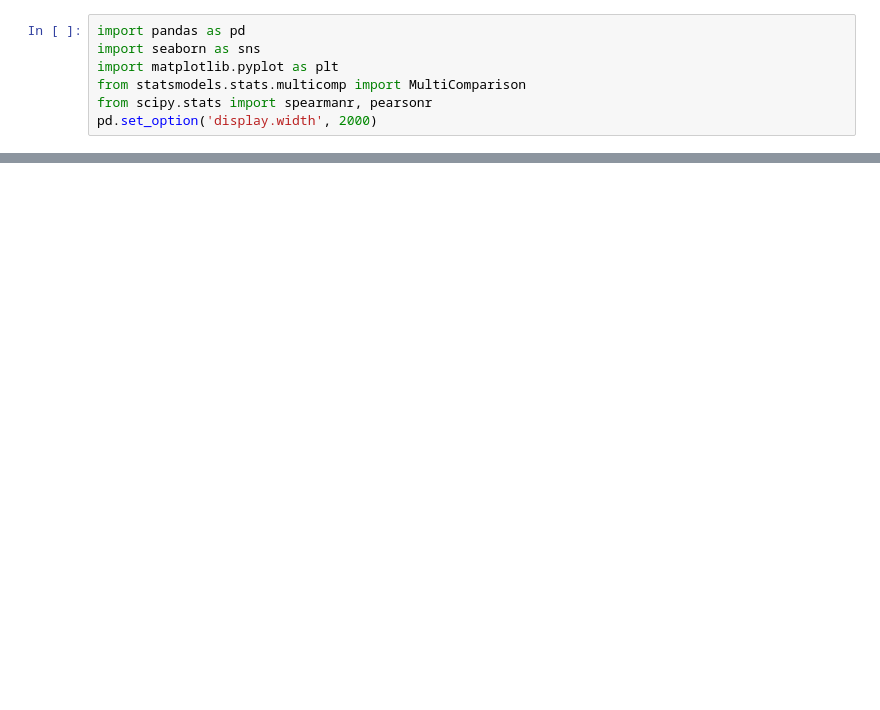
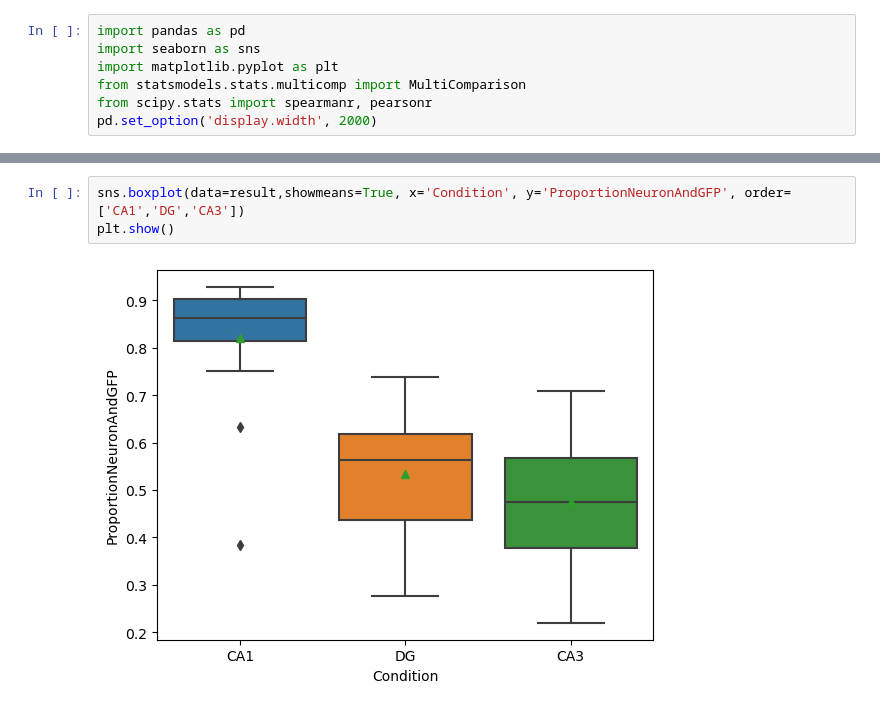
Before and after one commit to jvgrini/nuclei, a Jupyter notebook: dataAnalysisNotebooks/gfpNeunOverlap.ipynb, the cells around one changed output, grey strips where cells are left out. Cells and saved outputs as stored; diff of their text form; blank space fills up the shorter version.

```diff
--- a/dataAnalysisNotebooks/gfpNeunOverlap.ipynb
+++ b/dataAnalysisNotebooks/gfpNeunOverlap.ipynb
@@ -20,0 +54,5 @@ TypeError: Must provide 'func' or tuples of '(column, aggfunc).
+# %%
+sns.boxplot(data=result,showmeans=True, x='Condition', y='ProportionNeuronAndGFP', order=['CA1','DG','CA3'])
+plt.show()
+# %% [output]
+[figure, added]
```
Also changed, not shown: parts of 1 cell of this notebook, 30 other files.
